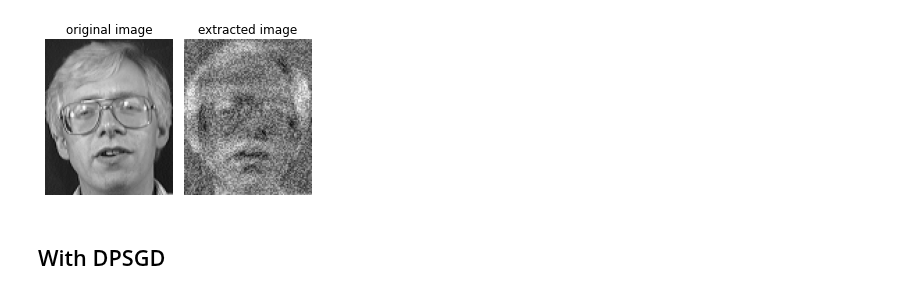
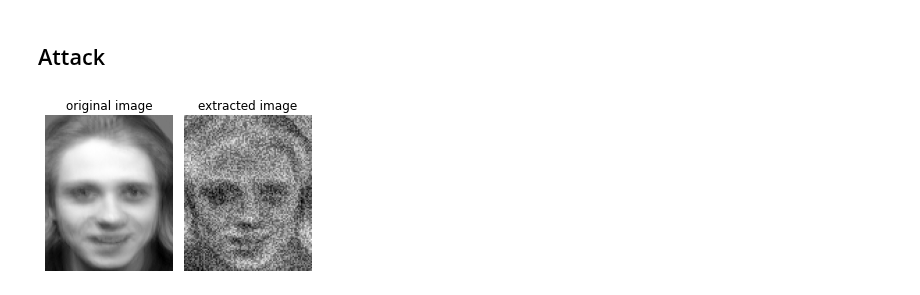
Before and after one commit to Koukyosyumei/AIJack, a Jupyter notebook: docs/source/notebooks/aijack_miface.ipynb, the cells around one changed output. Saved outputs shown, nothing was run; the diff lists cells and outputs as text; code cells hidden in the pictures.

```diff
--- a/docs/source/notebooks/aijack_miface.ipynb
+++ b/docs/source/notebooks/aijack_miface.ipynb
@@ -126,7 +122,9 @@ Test Accuracy is:  0.87
+# %% [markdown]
+## Attack
 # %%
 input_shape = (1, 1, 112, 92)
-target_label = 1
-lam = 0.1
+target_label = 11
+lam = 0.03
 num_itr = 100
 
 mi = MI_FACE(
@@ -140,15 +138,16 @@ mi = MI_FACE(
 x_result_1, log = mi.attack()
 # %%
 fig, axes = plt.subplots(nrows=1, ncols=2, figsize=(4, 3))
-axes[0].imshow(cv2.imread(BASE + "s2/1.pgm", 0), cmap="gray")
+axes[0].imshow(
+    np.mean([cv2.imread(p, 0) for p in glob.glob(BASE + "s12/*.pgm")], axis=0),
+    cmap="gray",
+)
 axes[0].axis("off")
 axes[0].set_title("original image")
 axes[1].imshow(x_result_1[0][0].detach().numpy(), cmap="gray")
 axes[1].axis("off")
 axes[1].set_title("extracted image")
 fig.tight_layout()
 fig.show()
 # %% [output]
-[figure, old version]
+[figure, new version]
-# %% [markdown]
-## With DPSGD
```
Also changed, not shown: parts of 11 cells of this notebook, 6 other files.
